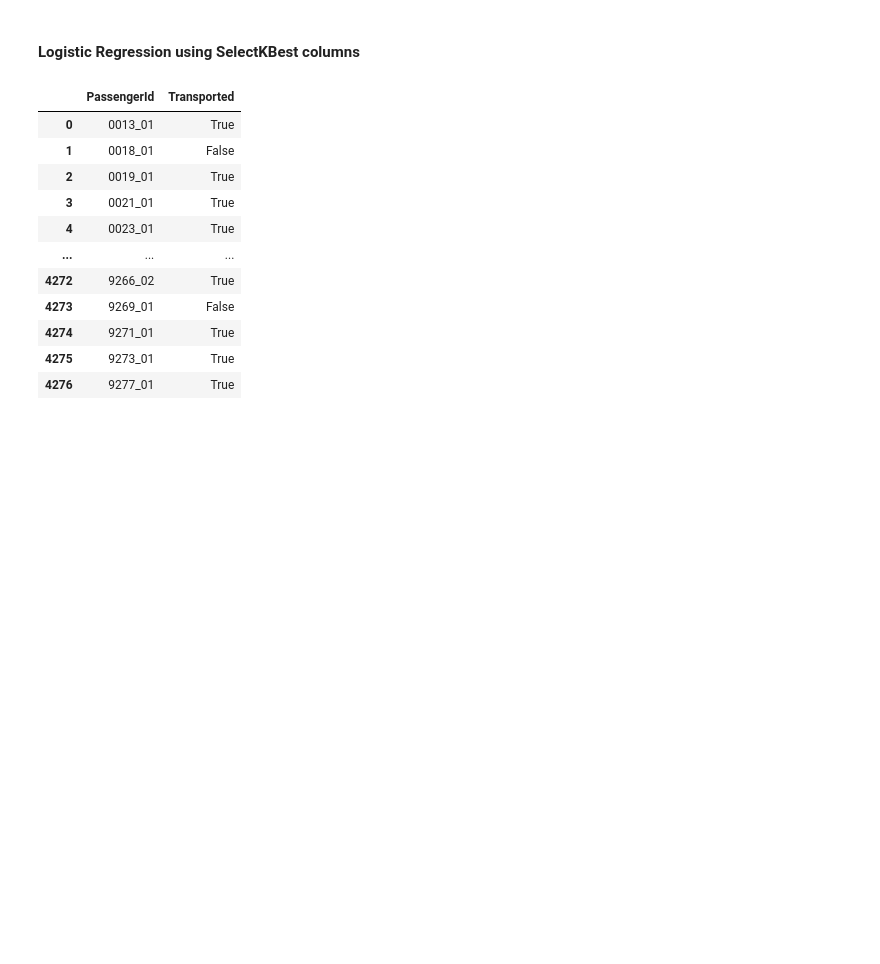
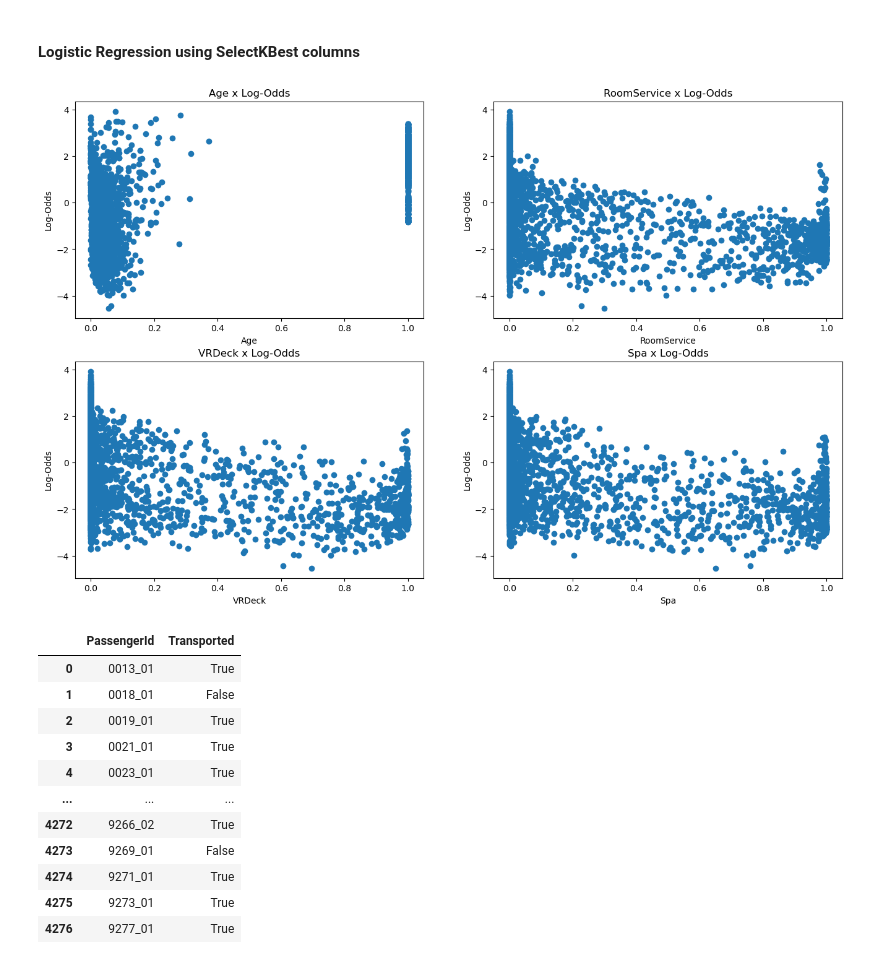
Before and after one commit to gustavossbarros/Ironhack_Final_Project_Spaceship_Titanic, a Jupyter notebook: deliverables/Final Bootcamp Project - Spaceship Titanic.ipynb, the cells around one changed output. Drawn from its saved outputs; the diff is of its cells as text; code cells hidden in the pictures; blank space fills up the shorter version.

```diff
--- a/deliverables/Final Bootcamp Project - Spaceship Titanic.ipynb
+++ b/deliverables/Final Bootcamp Project - Spaceship Titanic.ipynb
@@ -731,9 +782,43 @@ kbest_test_data_transformed = test_data_transformed[features_used_to_max]
 
 kbest_features = features[features_used_to_max]
 
-log_reg = LogisticRegression()
-log_reg.fit(kbest_features, target)
+log_reg_2 = LogisticRegression()
+log_reg_2.fit(kbest_features, target)
 
-predictions = log_reg.predict(kbest_test_data_transformed)
+log_reg_2_predict = log_reg_2.predict(kbest_test_data_transformed)
+
+# Testing assumptions of the model
+
+log_reg_2_predict_prob = log_reg_2.predict_proba(kbest_features)[:,1] # probability of True
+log_odds_log_reg_2_predict_prob = np.log(log_reg_predict_prob/(1-log_reg_predict_prob)) # log-odds
+# %%
+# Visualizing Log-Odds
+fig, [ax1, ax2] = plt.subplots(2,2)
+fig.set_figheight(10)
+fig.set_figwidth(16)
+
+ax1[0].scatter(x=kbest_test_data_transformed['Age'], y=log_odds_log_reg_2_predict_prob)
+ax1[0].set_title('Age x Log-Odds')
+ax1[0].set_ylabel('Log-Odds')
+ax1[0].set_xlabel('Age')
+
+ax1[1].scatter(x=kbest_test_data_transformed['RoomService'], y=log_odds_log_reg_2_predict_prob)
+ax1[1].set_title('RoomService x Log-Odds')
+ax1[1].set_ylabel('Log-Odds')
+ax1[1].set_xlabel('RoomService')
+
+ax2[0].scatter(x=kbest_test_data_transformed['VRDeck'], y=log_odds_log_reg_2_predict_prob)
+ax2[0].set_title('VRDeck x Log-Odds')
+ax2[0].set_ylabel('Log-Odds')
+ax2[0].set_xlabel('VRDeck')
+
+ax2[1].scatter(x=kbest_test_data_transformed['Spa'], y=log_odds_log_reg_2_predict_prob)
+ax2[1].set_title('Spa x Log-Odds')
+ax2[1].set_ylabel('Log-Odds')
+ax2[1].set_xlabel('Spa')
+
+plt.show()
+# %% [output]
+[figure, added]
 # %%
 second_submission = submission_sample.copy()
```
Also changed, not shown: parts of 12 cells of this notebook, 1 other file.
